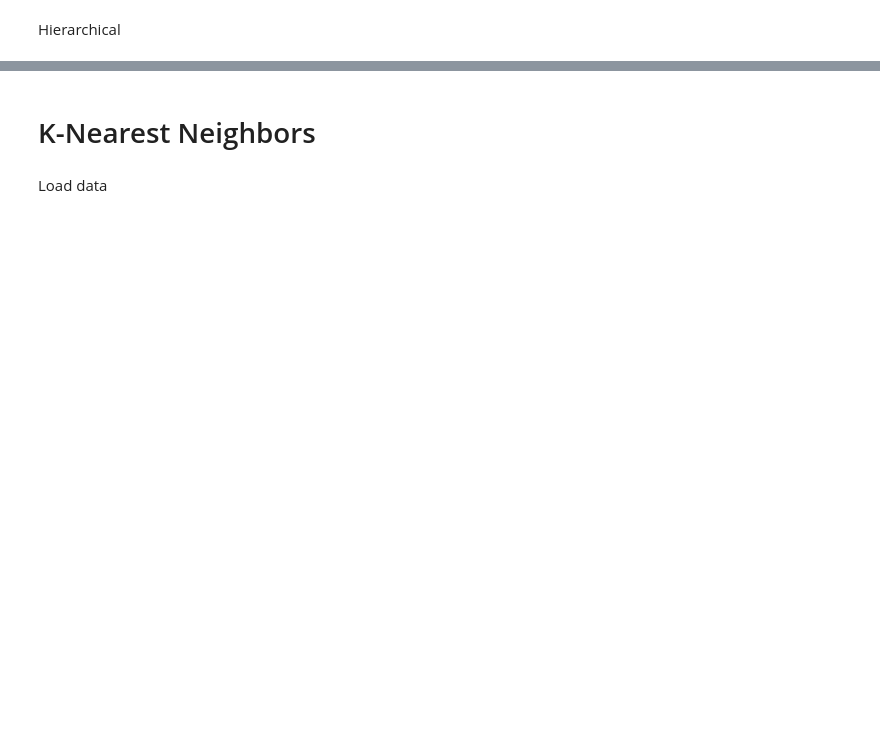
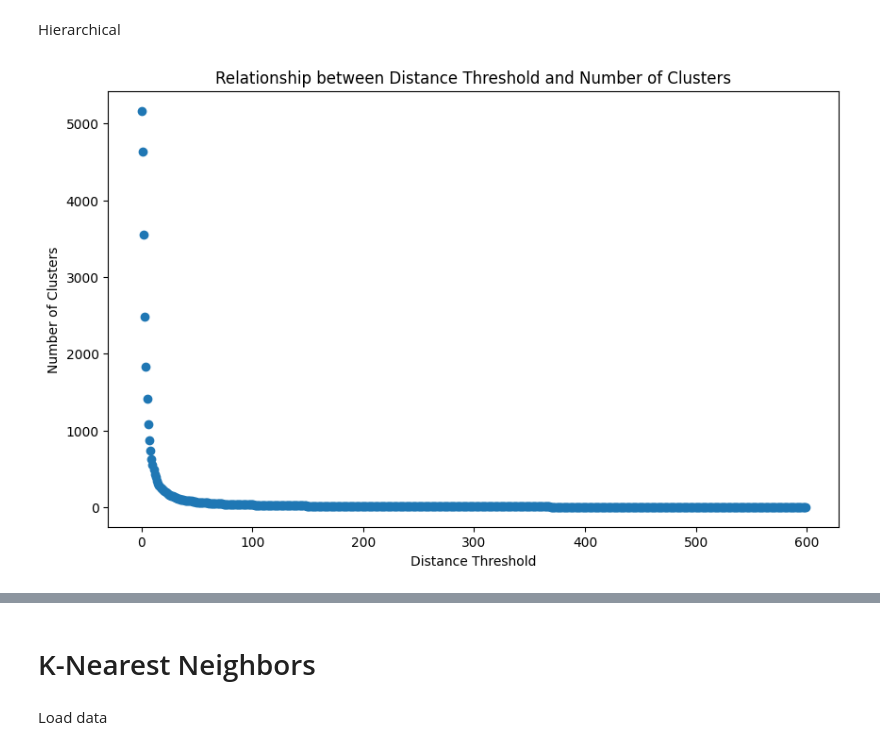
Before and after one commit to tathithienthanh/DataAnalysis_Diagnosis-of-diabetes-based-on-data-set-of-blood-test-result, a Jupyter notebook: PTDL_BTL.ipynb, the cells around one changed output, grey strips where cells are left out. Saved outputs shown, nothing was run; the diff lists cells and outputs as text; code cells hidden in the pictures; blank space fills up the shorter version.

```diff
--- a/PTDL_BTL.ipynb
+++ b/PTDL_BTL.ipynb
@@ -658,6 +694,48 @@ plt.show()
 Hierarchical
 # %%
 from sklearn.cluster import AgglomerativeClustering
+# %%
+df_hier = df_train.copy(deep = True)
+
+dis_threshold = 400
+
+hier = AgglomerativeClustering(n_clusters = num_clusters, compute_distances = True)
+hier.fit(df_hier)
+
+df_hier['Cluster'] = hier.labels_
+# %%
+def generate_data(distance_thresholds):
+    num_clusters = []
+    for threshold in distance_thresholds:
+        # Sample data (replace with your actual data)
+        data = df_hier
+
+        # Perform hierarchical clustering for each distance threshold
+        clustering = AgglomerativeClustering(n_clusters=None, distance_threshold=threshold)
+        clustering.fit(data)
+
+        # Record the number of clusters formed
+        num_clusters.append(clustering.n_clusters_)
+
+    return distance_thresholds, num_clusters
+
+# Generate data for different distance thresholds
+distance_thresholds = np.arange(0, 600)
+x_data, y_data = generate_data(distance_thresholds)
+
+# Create the scatter plot
+plt.figure(figsize=(10, 6))
+plt.scatter(x_data, y_data)
+
+# Set labels and title
+plt.xlabel("Distance Threshold")
+plt.ylabel("Number of Clusters")
+plt.title("Relationship between Distance Threshold and Number of Clusters")
+
+# Show the plot
+plt.show()
+# %% [output]
+[figure, added]
 # %%
 df_hier = df_train.copy(deep = True)
 # %%
```
Also changed, not shown: parts of 31 cells of this notebook.
